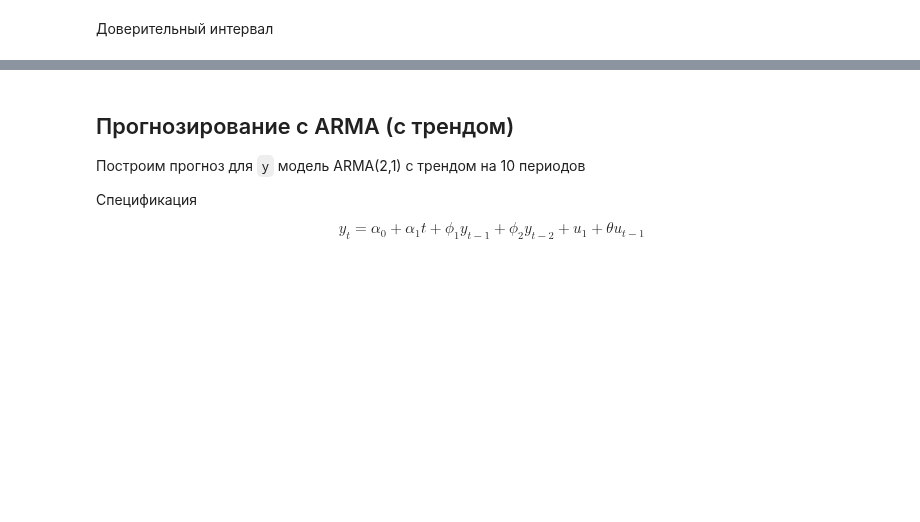
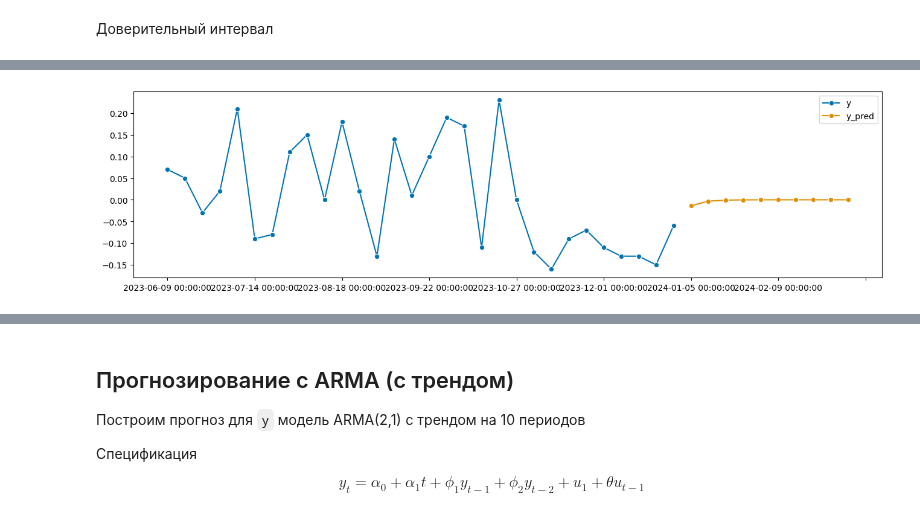
Before and after one commit to artamonoff/econometrica, a Jupyter notebook: time-series-analysis/jupyter-notebooks/arma-forecasting-sktime.ipynb, the cells around one changed output, grey strips where cells are left out. Saved outputs shown, nothing was run; the diff lists cells and outputs as text; code cells hidden in the pictures; blank space fills up the shorter version.

```diff
--- a/time-series-analysis/jupyter-notebooks/arma-forecasting-sktime.ipynb
+++ b/time-series-analysis/jupyter-notebooks/arma-forecasting-sktime.ipynb
@@ -42,3 +47,5 @@ $$
 # %%
 forecaster = ARIMA(order=(2,0,2), with_intercept=True, trend=None)
-forecaster.fit(y)
+
+y_pred = forecaster.fit_predict(y, fh=np.arange(1, 11))
+y_pred
@@ -65,0 +99,5 @@ plt.show()
+# %%
+forecaster = AutoARIMA(start_p=1, start_q=1, max_p=5, max_q=5, stationary=True, information_criterion='bic', seasonal=False)
+
+y_pred = forecaster.fit_predict(y, fh=np.arange(1, 11))
+y_pred
@@ -65,0 +116,6 @@ plt.show()
+# %%
+plot_series(y.tail(30), y_pred, labels=['y', 'y_pred'])
+
+plt.show()
+# %% [output]
+[figure, added]
```
Also changed, not shown: parts of 13 cells of this notebook.
